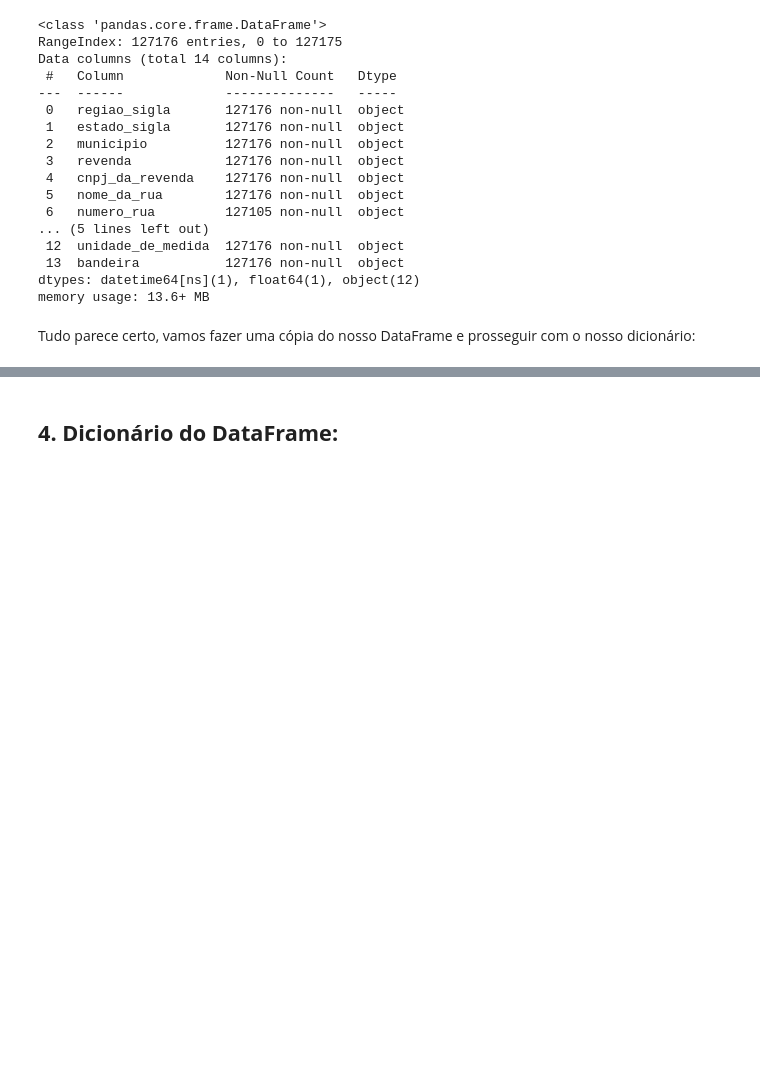
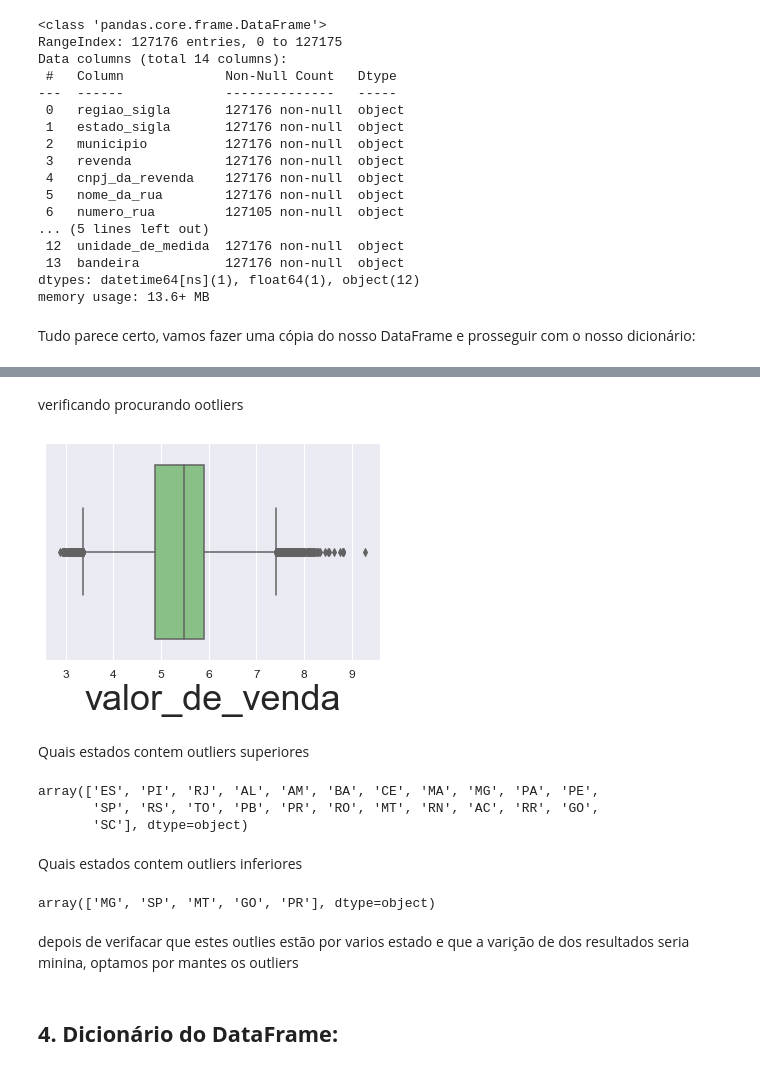
Before and after one commit to lucasCanella/Projeto-modulo-4, a Jupyter notebook: Projeto_módulo_4_Squad_6.ipynb, the cells around one changed output, grey strips where cells are left out. Cells and saved outputs as stored; diff of their text form; code cells hidden in the pictures; blank space fills up the shorter version.

```diff
--- a/Projeto_módulo_4_Squad_6.ipynb
+++ b/Projeto_módulo_4_Squad_6.ipynb
@@ -281,2 +290,25 @@ dados = dados_brutos.copy()
+# %% [markdown]
+verificando procurando ootliers
+# %%
+dx = sns.boxplot(dados_brutos.valor_de_venda)
+dx.tick_params(labelsize=12)
+# %% [output]
+[figure, added]
+# %% [markdown]
+Quais estados contem outliers superiores
+# %%
+dados_brutos.query("valor_de_venda > 7.4").estado_sigla.unique()
+# %% [output]
+array(['ES', 'PI', 'RJ', 'AL', 'AM', 'BA', 'CE', 'MA', 'MG', 'PA', 'PE',
+       'SP', 'RS', 'TO', 'PB', 'PR', 'RO', 'MT', 'RN', 'AC', 'RR', 'GO',
+       'SC'], dtype=object)
+# %% [markdown]
+Quais estados contem outliers inferiores
+# %%
+dados_brutos.query("valor_de_venda < 3.4").estado_sigla.unique()
+# %% [output]
+array(['MG', 'SP', 'MT', 'GO', 'PR'], dtype=object)
+# %% [markdown]
+depois de verifacar que estes outlies estão por varios estado e que a varição de dos resultados seria minina, optamos por mantes os outliers
 # %% [markdown]
 ## **4. Dicionário do DataFrame:**
```
Also changed, not shown: parts of 21 cells of this notebook.
